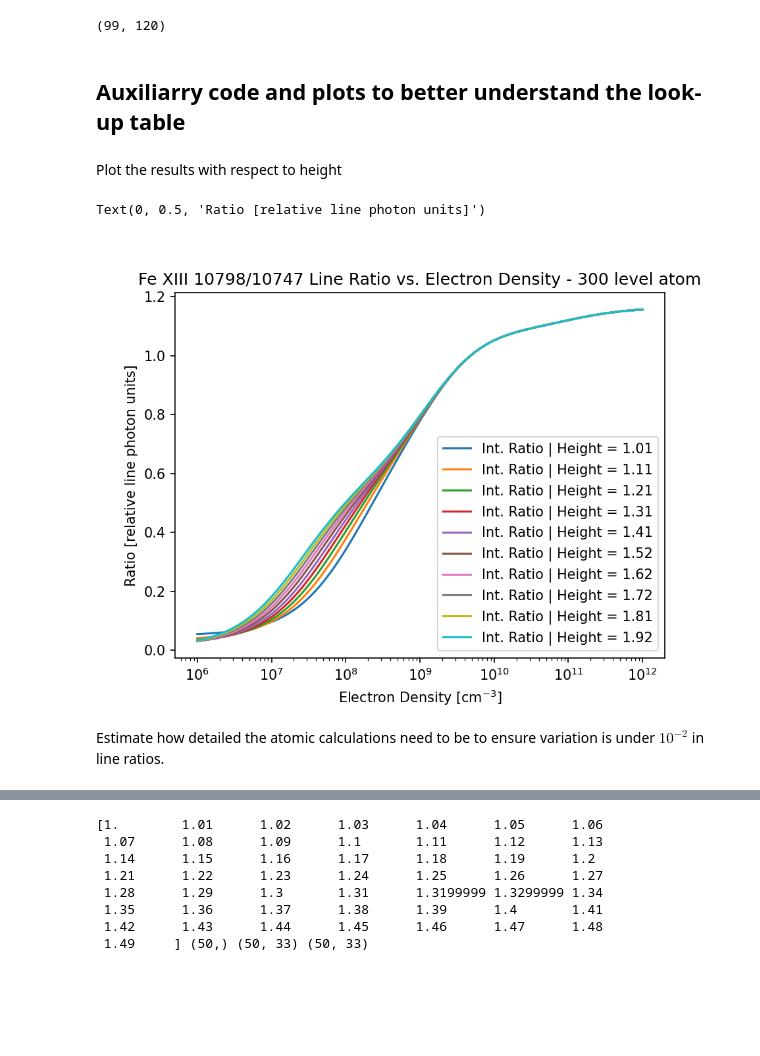
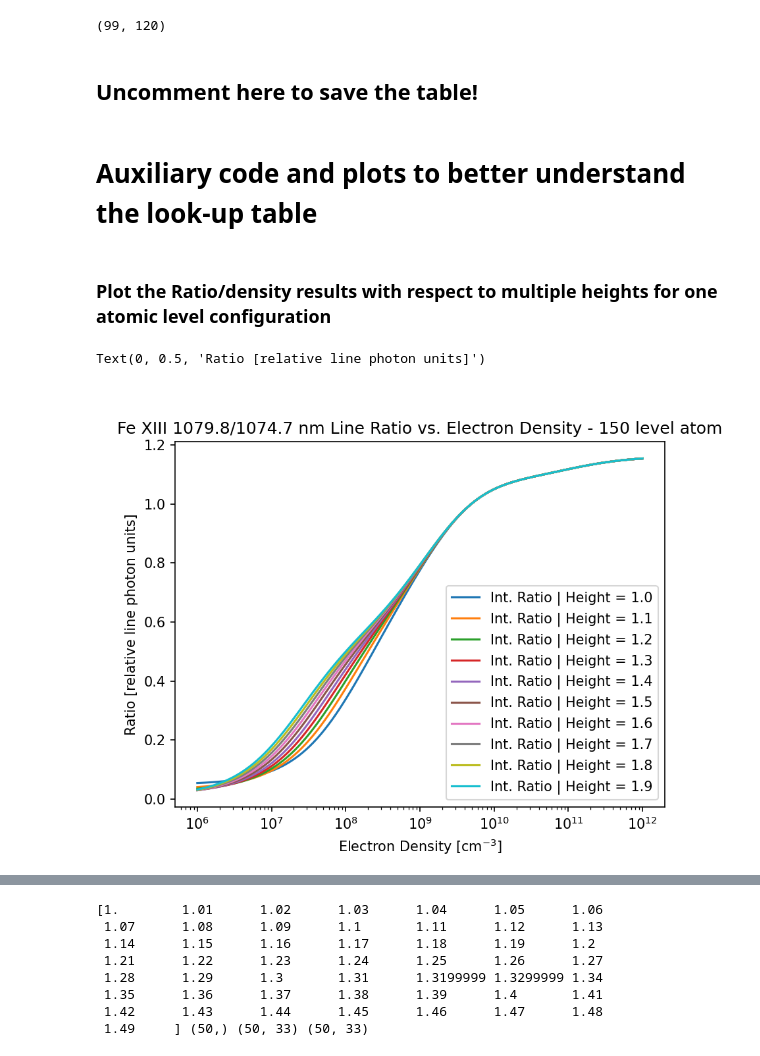
Before and after one commit to arparaschiv/FeXIII-coronal-density, a Jupyter notebook: PyCELP_generate_lookup.ipynb, the cells around one changed output, grey strips where cells are left out. Drawn from its saved outputs; the diff is of its cells as text; code cells hidden in the pictures; blank space fills up the shorter version.

```diff
--- a/PyCELP_generate_lookup.ipynb
+++ b/PyCELP_generate_lookup.ipynb
@@ -37,5 +40,5 @@ os.environ["XUVTOP"] = '/home/noxpara/Documents/physics_progs/CHIANTI_10.1_datab
 # %%
-la   = 800          ### Number of levels to include when doing the statistical equiblibrium and radiative transfer equations. The database has ~750 levels. Anything above 400 levels shoudl be enough.
+la   = 150          ### Number of levels to include when doing the statistical equiblibrium and radiative transfer equations. The database has ~750 levels. Anything above 400 levels shoudl be enough.
 fe13 = pycelp.Ion('fe_13',nlevels = la)
 ## some useful prints of the Ion parameters extracted from the database
 #print("\n",fe13,"\n")                ## show extracted ion spacifications
@@ -125,24 +120,24 @@ ratios = intensities[0,:,:] / intensities[1,:,:]
 print(ratios.shape)
 # %% [output]
 (99, 120)
+# %% [markdown]
+## Uncomment here to save the table!
 # %%
 ## Save the look-up table as a compressed
 #np.savez_compressed('./chianti_v'+pycelp.chianti.getChiantiDir()[1]+'_pycelp_fe13_h99_d120_ratio.npz',h=heights,den=densities,rat=ratios)
 # %% [markdown]
-## Auxiliarry code and plots to better understand the look-up table
+# Auxiliary code and plots to better understand the look-up table
 # %% [markdown]
-Plot the results with respect to height
+### Plot the Ratio/density results with respect to multiple heights for one atomic level configuration
 # %%
 plt.figure()
 for i in range(10):
-    plt.plot(densities,1/ratios[10*i,:]  ,label = r'Int. Ratio | Height = '+str(heights[10*i])[:4])  ## do one in 10 heights to not overcrowd the plot
+    plt.plot(densities,1/ratios[10*i,:]  ,label = r'Int. Ratio | Height = '+str(np.round(heights[10*i],1))[:4])  ## do one in 10 heights to not overcrowd the plot
 plt.legend()
 plt.xscale('log')
 plt.xlabel('Electron Density [cm$^{-3}$]')
-plt.title('Fe XIII 10798/10747 Line Ratio vs. Electron Density - '+str(la)+' level atom')
+plt.title('Fe XIII 1079.8/1074.7 nm Line Ratio vs. Electron Density -- '+str(la)+' level atom')
 plt.ylabel('Ratio [relative line photon units]')
 # %% [output]
 Text(0, 0.5, 'Ratio [relative line photon units]')
-[figure, old version]
+[figure, new version]
-# %% [markdown]
-Estimate how detailed the atomic calculations need to be to ensure variation is under $10^{-2}$ in line ratios.
```
Also changed, not shown: parts of 19 cells of this notebook, 2 other files.
